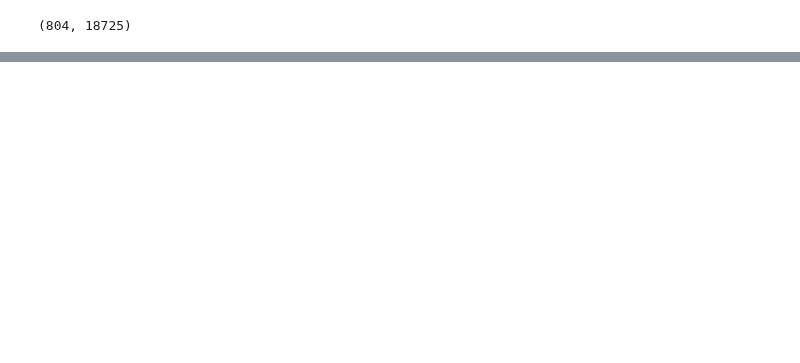
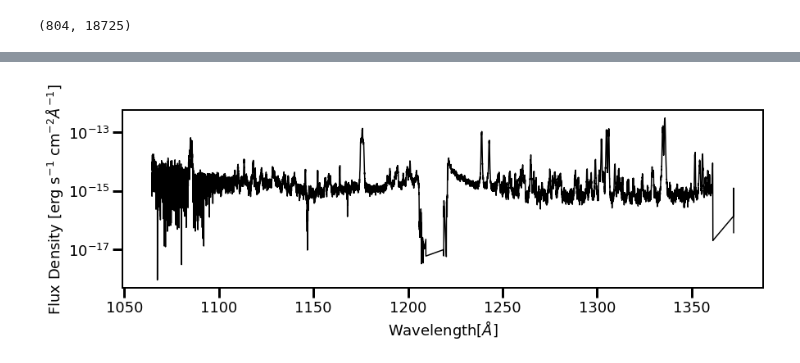
Before and after one commit to afeinstein20/cos_flares, a Jupyter notebook: notebooks/flare_analysis.ipynb, the cells around one changed output, grey strips where cells are left out. Saved outputs shown, nothing was run; the diff lists cells and outputs as text; code cells hidden in the pictures; blank space fills up the shorter version.

```diff
--- a/notebooks/flare_analysis.ipynb
+++ b/notebooks/flare_analysis.ipynb
@@ -185,3 +188,7 @@ for i in range(len(diff)-1):
 # %%
 f_tot = np.delete(f_tot, np.arange(x,len(f_tot),1,dtype=int),axis=0)
+# %%
+f_int = np.zeros(f_tot.shape, dtype=int)
+for i in range(len(f_tot)):
+    f_int[i] = (f_tot[i]+0.0)*2**(i+1)
 # %%
@@ -189,11 +195,0 @@ np.save('/Users/arcticfox/Documents/AUMic/flare_mask.npy', [fwc.time, f_tot])
-# %%
-for i in range(len(f_tot)):
-    which_o = np.where(fwc.time.value >= fwc.time[f_tot[i]][0].value)[0][0]
-    q = ((fwc.orbit == fwc.orbit[which_o]) & (f_tot[i] == False))
-    plt.plot(fwc.time[q], fwc.fuv130[q])
-    plt.plot(fwc.time[f_tot[i]], fwc.fuv130[f_tot[i]])
-
-    e, d = fwc.measure_flare_params(qmask=q, fmask=f_tot[i], d=distance)
-    print(e*1e-13,d)
-
-    plt.show()
@@ -213,0 +196,15 @@ for i in range(len(f_tot)):
+# %%
+oof_inds = np.nansum(f_int, axis=0) == 0
+# %%
+mean = np.nanmean(fwc.flux[oof_inds], axis=0)
+q = mean > 0
+fig = plt.figure(figsize=(14,4))
+fig.set_facecolor('w')
+plt.plot(fwc.wavelength[0][q], mean[q], 'k')
+plt.yscale('log')
+plt.xlabel('Wavelength[$\AA$]')
+plt.ylabel('Flux Density [erg s$^{-1}$ cm$^{-2} \AA^{-1}$]')
+plt.savefig('/Users/arcticfox/Documents/AUMic/figures/out_of_flare.png',
+            rasterize=True, bbox_inches='tight', dpi=200)
+# %% [output]
+[figure, added]
```
Also changed, not shown: parts of 8 cells of this notebook, 4 other files.
